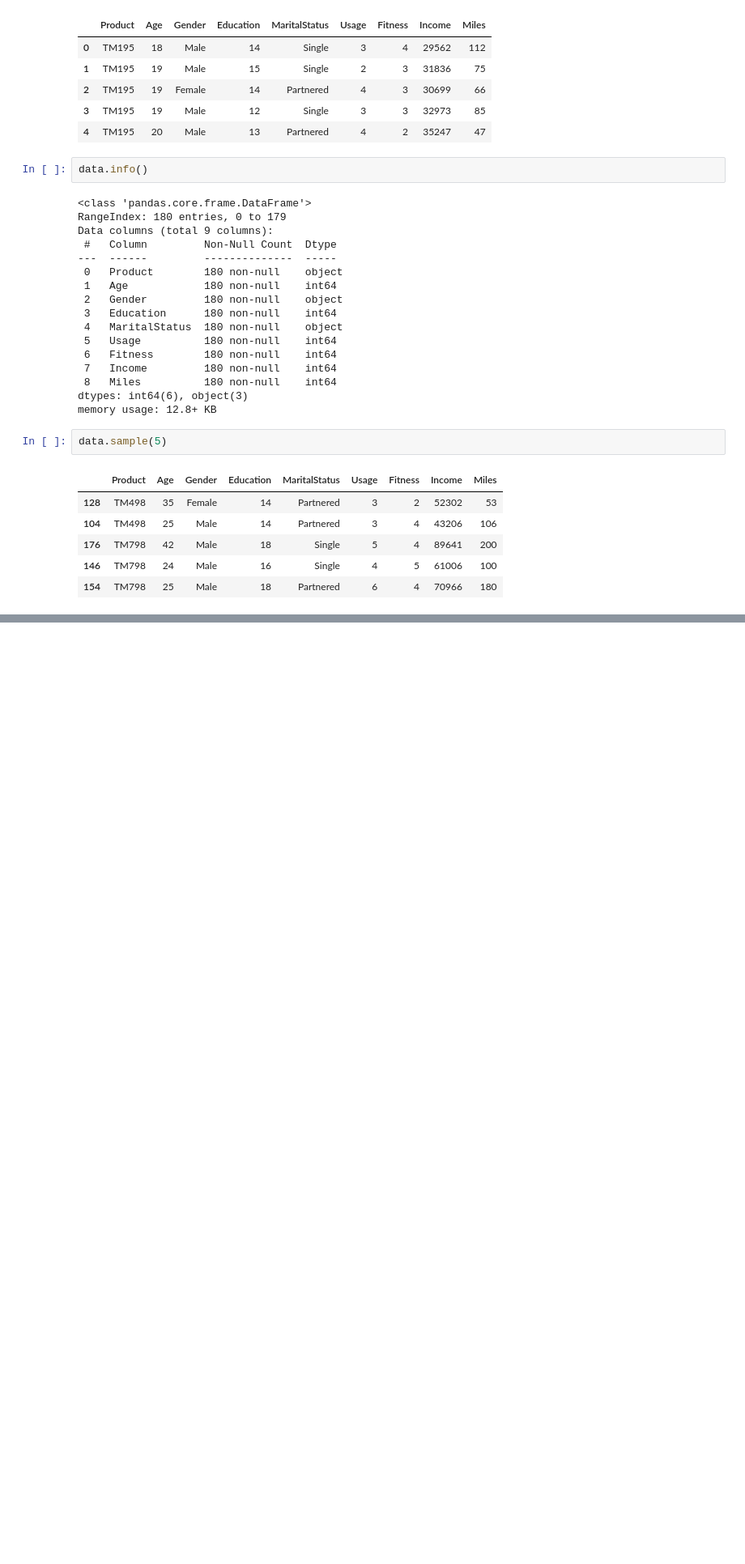
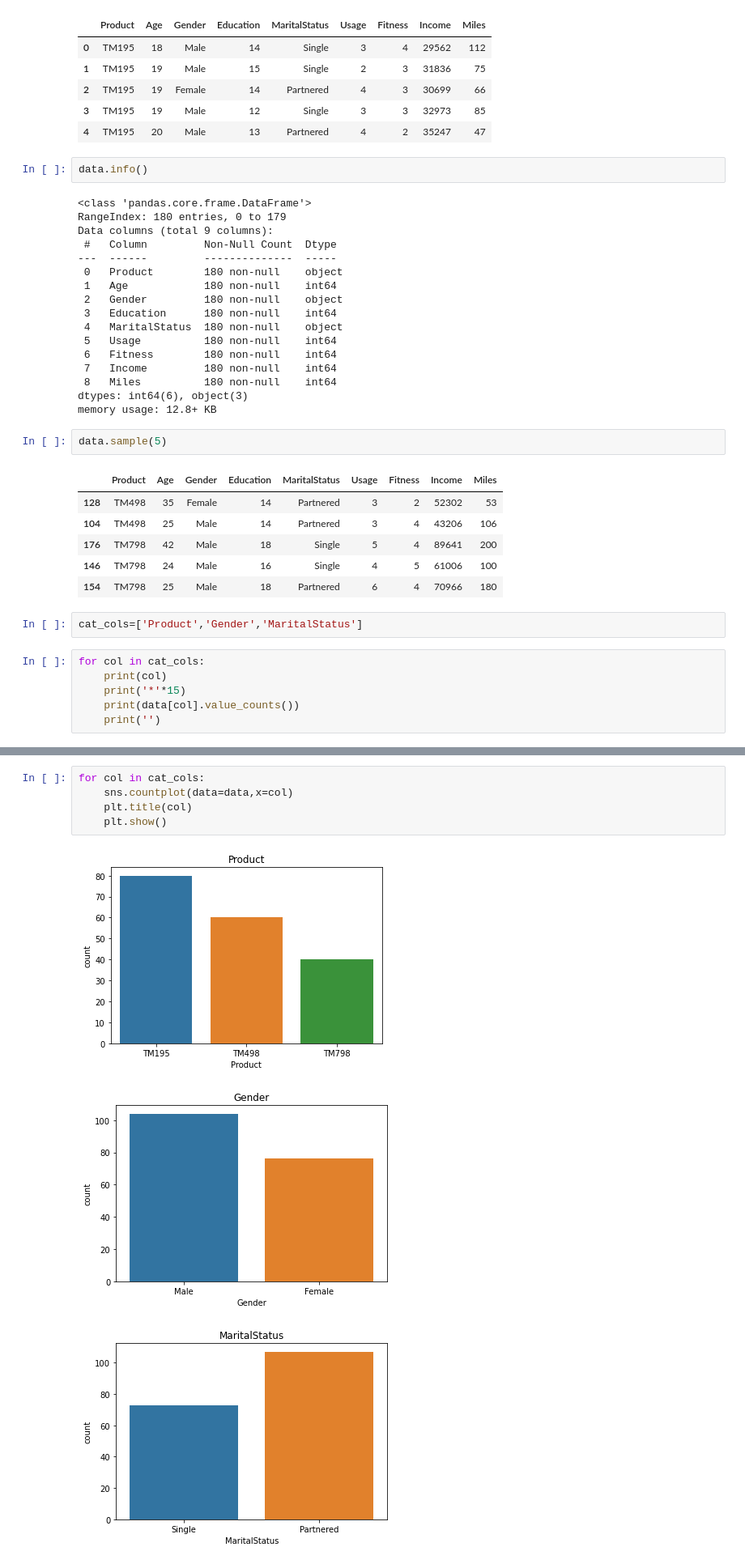
Before and after one commit to GarvitBanthiya/IT_Training_3rdSEM_ML, a Jupyter notebook: day19_treadmill_users.ipynb, the cells around one changed output, grey strips where cells are left out. Shown: that part at 81% size. Cells and saved outputs as stored; diff of their text form; blank space fills up the shorter version.

```diff
--- a/day19_treadmill_users.ipynb
+++ b/day19_treadmill_users.ipynb
@@ -43,3 +43,11 @@ data.sample(5)
 | 176 | TM798 | 42 | Male | 18 | Single | 5 | 4 | 89641 | 200 |
 | 146 | TM798 | 24 | Male | 16 | Single | 4 | 5 | 61006 | 100 |
 | 154 | TM798 | 25 | Male | 18 | Partnered | 6 | 4 | 70966 | 180 |
+# %%
+cat_cols=['Product','Gender','MaritalStatus']
+# %%
+for col in cat_cols:
+    print(col)
+    print('*'*15)
+    print(data[col].value_counts())
+    print('')
@@ -45,0 +73,9 @@ data.sample(5)
+# %%
+for col in cat_cols:
+    sns.countplot(data=data,x=col)
+    plt.title(col)
+    plt.show()
+# %% [output]
+[figure, added]
+[figure, added]
+[figure, added]
```
Also changed, not shown: parts of 7 cells of this notebook, 1 other file.
